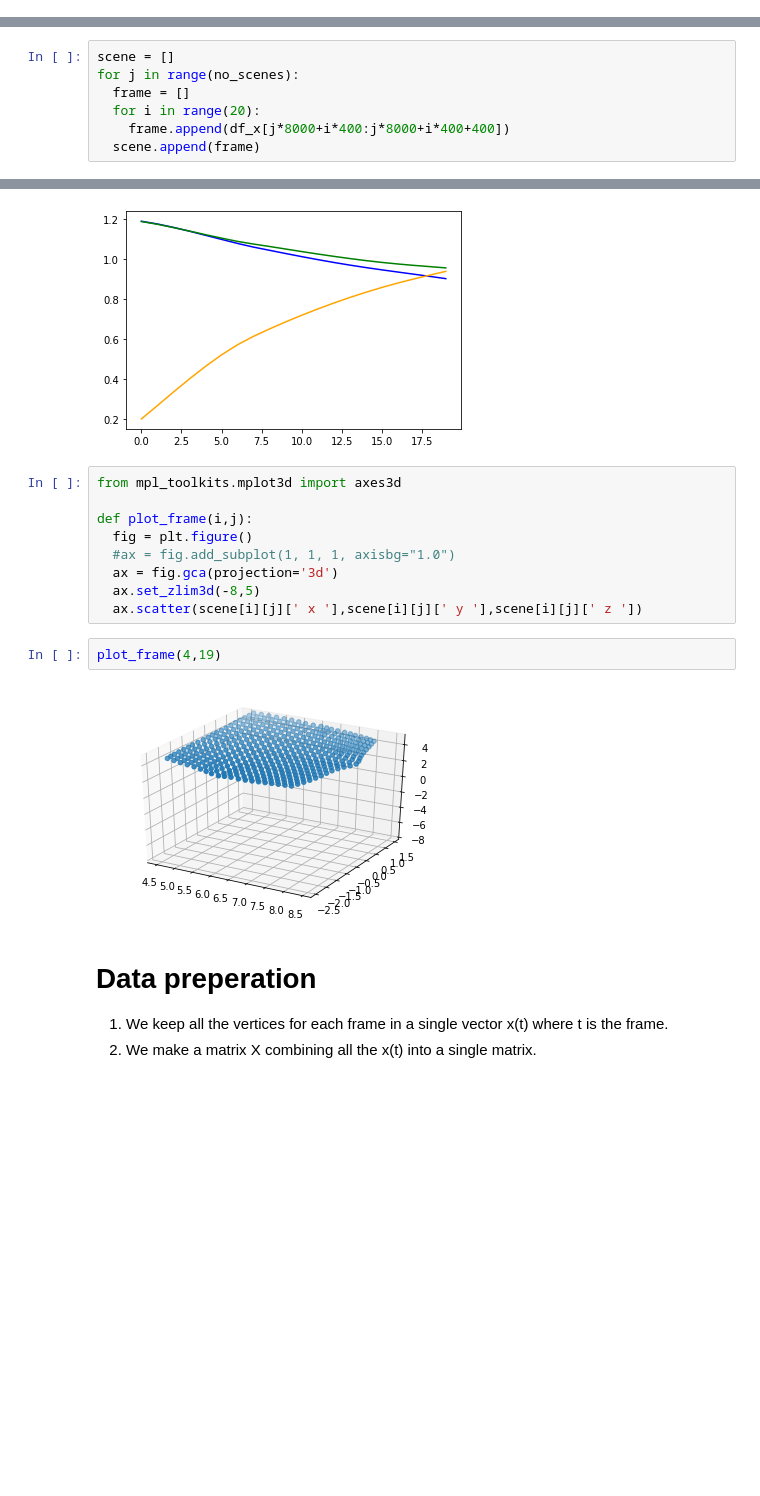
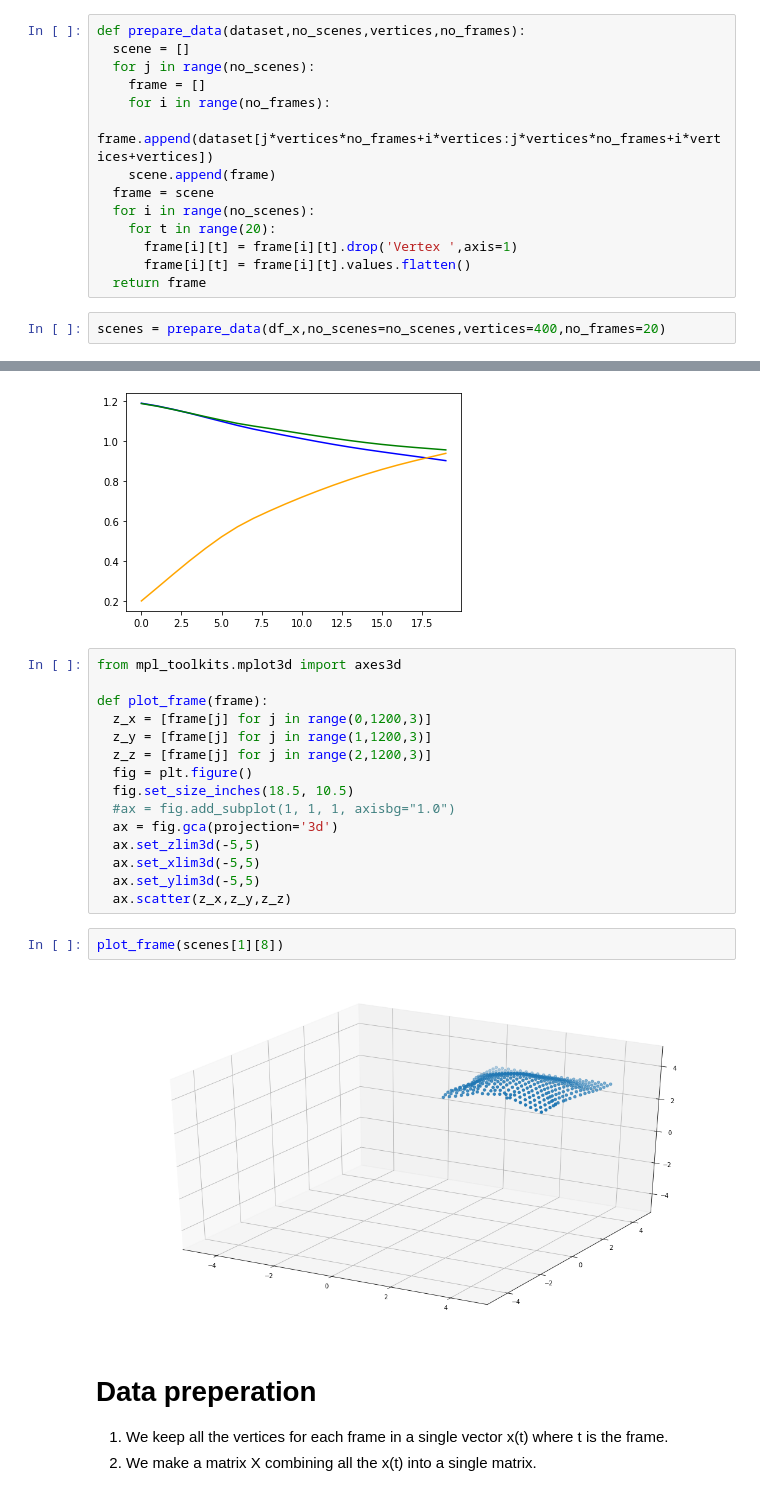
Before and after one commit to AnirudhSA/Cloth-Simulation, a Jupyter notebook: ML_project.ipynb, the cells around one changed output, grey strips where cells are left out. Drawn from its saved outputs; the diff is of its cells as text; blank space fills up the shorter version.

```diff
--- a/ML_project.ipynb
+++ b/ML_project.ipynb
@@ -19,0 +26,16 @@ no_scenes = 8
+# %%
+def prepare_data(dataset,no_scenes,vertices,no_frames):
+  scene = []
+  for j in range(no_scenes):
+    frame = []
+    for i in range(no_frames):
+      frame.append(dataset[j*vertices*no_frames+i*vertices:j*vertices*no_frames+i*vertices+vertices])
+    scene.append(frame)
+  frame = scene
+  for i in range(no_scenes):
+    for t in range(20):
+      frame[i][t] = frame[i][t].drop('Vertex ',axis=1)
+      frame[i][t] = frame[i][t].values.flatten()
+  return frame
+# %%
+scenes = prepare_data(df_x,no_scenes=no_scenes,vertices=400,no_frames=20)
@@ -20,9 +49,2 @@ no_scenes = 8
 # %%
 import matplotlib.pyplot as plt
-# %%
-scene = []
-for j in range(no_scenes):
-  frame = []
-  for i in range(20):
-    frame.append(df_x[j*8000+i*400:j*8000+i*400+400])
-  scene.append(frame)
@@ -69,16 +73,22 @@ plt.show()
 # %%
 from mpl_toolkits.mplot3d import axes3d
 
-def plot_frame(i,j):
+def plot_frame(frame):
+  z_x = [frame[j] for j in range(0,1200,3)]
+  z_y = [frame[j] for j in range(1,1200,3)]
+  z_z = [frame[j] for j in range(2,1200,3)]
   fig = plt.figure()
+  fig.set_size_inches(18.5, 10.5)
   #ax = fig.add_subplot(1, 1, 1, axisbg="1.0")
   ax = fig.gca(projection='3d')
-  ax.set_zlim3d(-8,5)
-  ax.scatter(scene[i][j][' x '],scene[i][j][' y '],scene[i][j][' z '])
+  ax.set_zlim3d(-5,5)
+  ax.set_xlim3d(-5,5)
+  ax.set_ylim3d(-5,5)
+  ax.scatter(z_x,z_y,z_z)
-# %%
-plot_frame(4,19)
-# %% [output]
-[figure, removed]
+# %%
+plot_frame(scenes[1][8])
+# %% [output]
+[figure, added]
 # %% [markdown]
 # Data preperation
 
```
Also changed, not shown: parts of 55 cells of this notebook.
